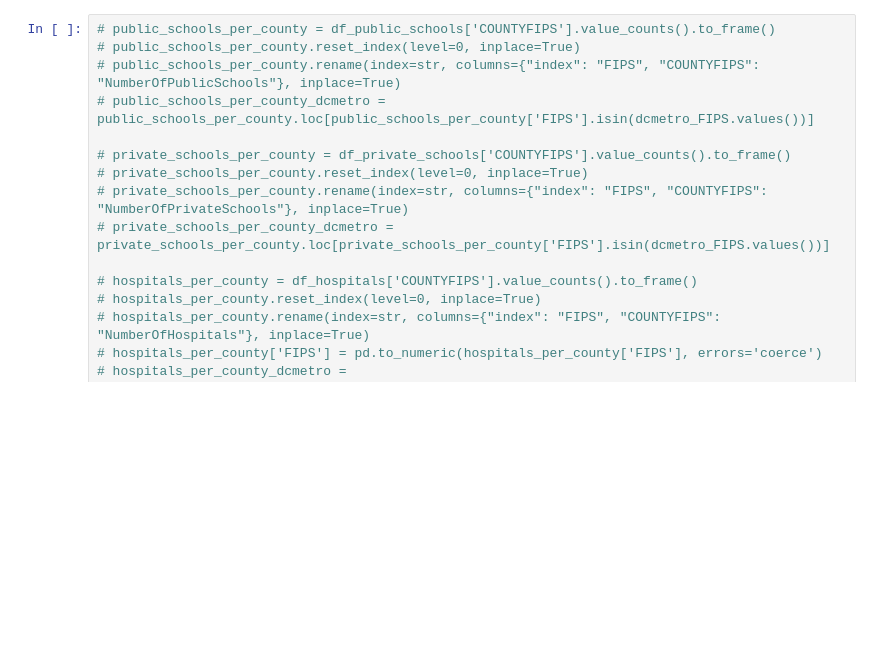
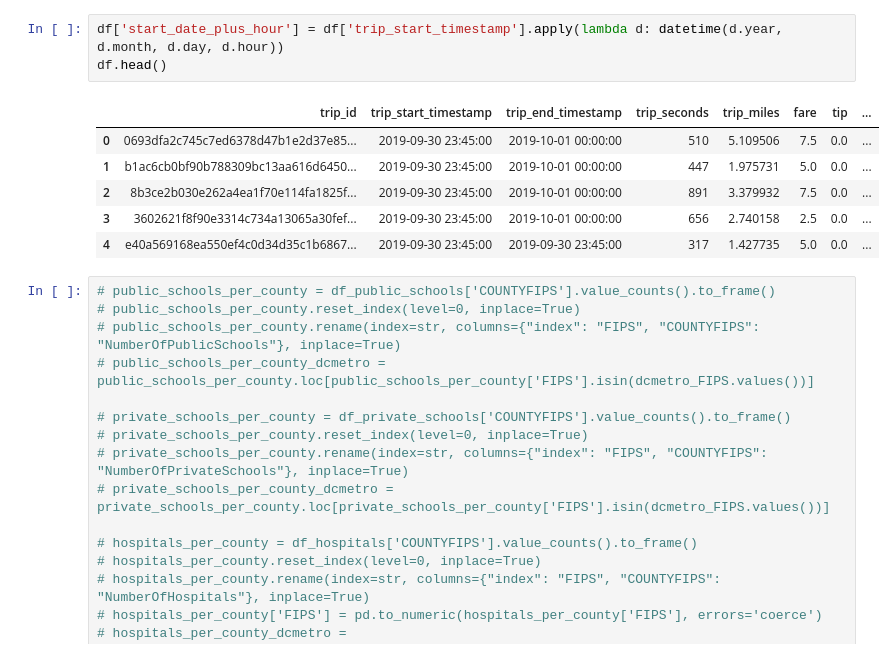
Before and after one commit to muoyo/chicago-ridesharing, a Jupyter notebook: notebooks/rideshare_EDA.ipynb, the cells around one changed output. Saved outputs shown, nothing was run; the diff lists cells and outputs as text; blank space fills up the shorter version.

```diff
--- a/notebooks/rideshare_EDA.ipynb
+++ b/notebooks/rideshare_EDA.ipynb
@@ -113,3 +114,13 @@ df.head()
+# %%
+df['start_date_plus_hour'] = df['trip_start_timestamp'].apply(lambda d: datetime(d.year, d.month, d.day, d.hour))
+df.head()
+# %% [output]
+|  | trip_id | trip_start_timestamp | trip_end_timestamp | trip_seconds | trip_miles | fare | tip | ... |
+| 0 | 0693dfa2c745c7ed6378d47b1e2d37e85... | 2019-09-30 23:45:00 | 2019-10-01 00:00:00 | 510 | 5.109506 | 7.5 | 0.0 | ... |
+| 1 | b1ac6cb0bf90b788309bc13aa616d6450... | 2019-09-30 23:45:00 | 2019-10-01 00:00:00 | 447 | 1.975731 | 5.0 | 0.0 | ... |
+| 2 | 8b3ce2b030e262a4ea1f70e114fa1825f... | 2019-09-30 23:45:00 | 2019-10-01 00:00:00 | 891 | 3.379932 | 7.5 | 0.0 | ... |
+| 3 | 3602621f8f90e3314c734a13065a30fef... | 2019-09-30 23:45:00 | 2019-10-01 00:00:00 | 656 | 2.740158 | 2.5 | 0.0 | ... |
+| 4 | e40a569168ea550ef4c0d34d35c1b6867... | 2019-09-30 23:45:00 | 2019-09-30 23:45:00 | 317 | 1.427735 | 5.0 | 0.0 | ... |
 # %%
 # public_schools_per_county = df_public_schools['COUNTYFIPS'].value_counts().to_frame()
 # public_schools_per_county.reset_index(level=0, inplace=True)
```
Also changed, not shown: parts of 16 cells of this notebook.
